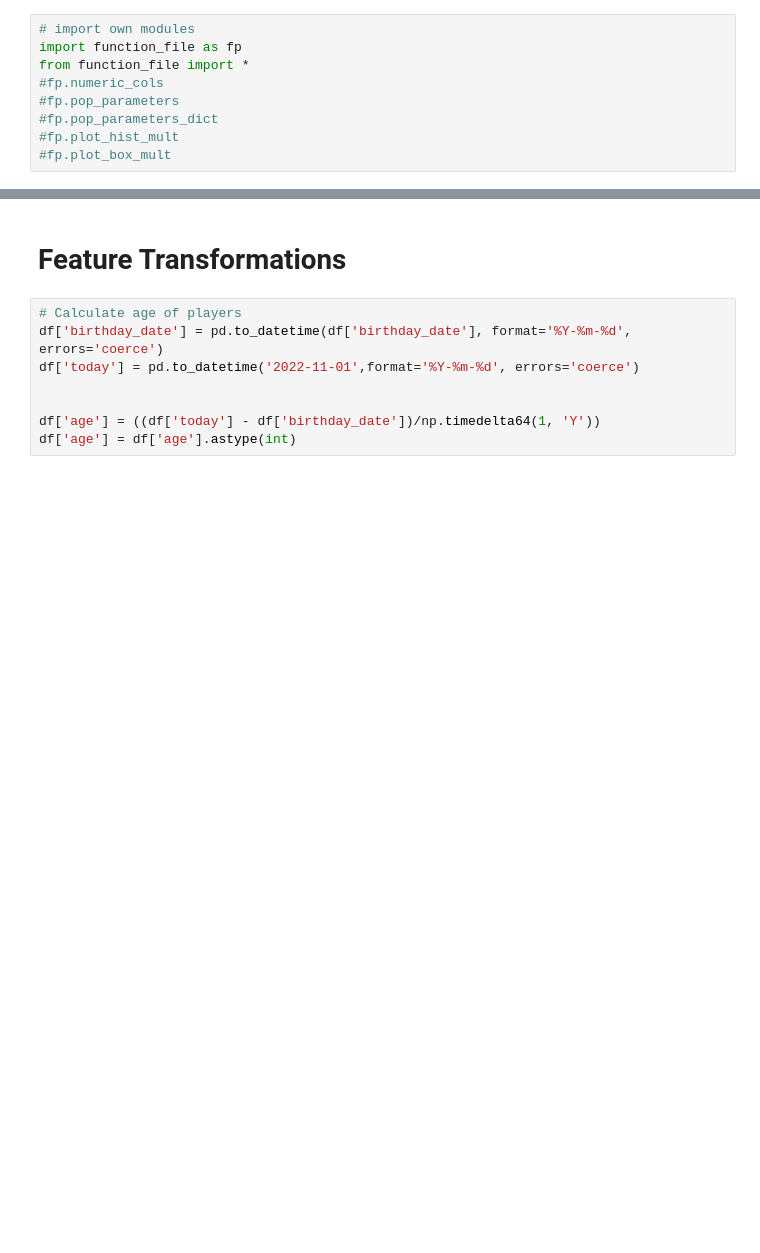
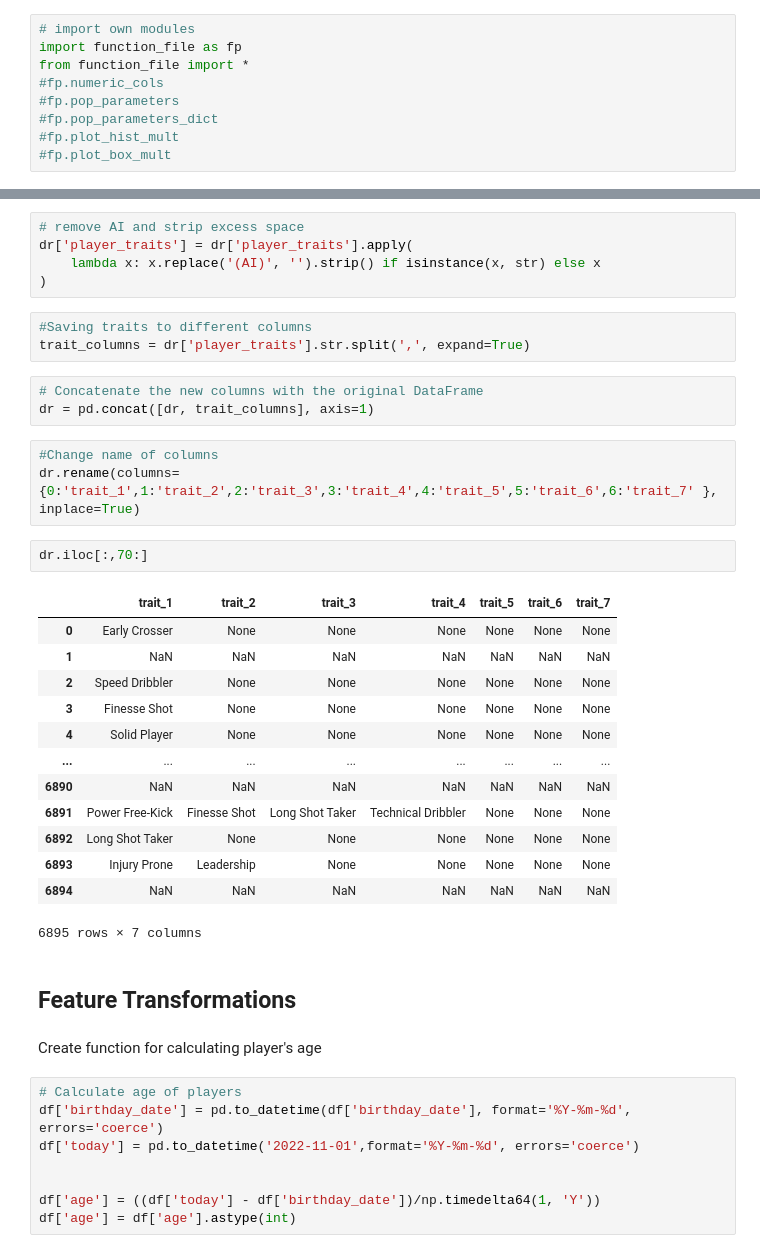
Before and after one commit to mgallon235/ml_football, a Jupyter notebook: mikel_draft_1.ipynb, the cells around one changed output, grey strips where cells are left out. Cells and saved outputs as stored; diff of their text form; blank space fills up the shorter version.

```diff
--- a/mikel_draft_1.ipynb
+++ b/mikel_draft_1.ipynb
@@ -107,5 +220,37 @@ df test (767, 69)
+# %%
+# remove AI and strip excess space
+dr['player_traits'] = dr['player_traits'].apply(
+    lambda x: x.replace('(AI)', '').strip() if isinstance(x, str) else x
+)
+# %%
+#Saving traits to different columns
+trait_columns = dr['player_traits'].str.split(',', expand=True)
+# %%
+# Concatenate the new columns with the original DataFrame
+dr = pd.concat([dr, trait_columns], axis=1)
+# %%
+#Change name of columns
+dr.rename(columns={0:'trait_1',1:'trait_2',2:'trait_3',3:'trait_4',4:'trait_5',5:'trait_6',6:'trait_7' }, inplace=True)
+# %%
+dr.iloc[:,70:]
+# %% [output]
+|  | trait_1 | trait_2 | trait_3 | trait_4 | trait_5 | trait_6 | trait_7 |
+| 0 | Early Crosser | None | None | None | None | None | None |
+| 1 | NaN | NaN | NaN | NaN | NaN | NaN | NaN |
+| 2 | Speed Dribbler | None | None | None | None | None | None |
+| 3 | Finesse Shot | None | None | None | None | None | None |
+| 4 | Solid Player | None | None | None | None | None | None |
+| ... | ... | ... | ... | ... | ... | ... | ... |
+| 6890 | NaN | NaN | NaN | NaN | NaN | NaN | NaN |
+| 6891 | Power Free-Kick | Finesse Shot | Long Shot Taker | Technical Dribbler | None | None | None |
+| 6892 | Long Shot Taker | None | None | None | None | None | None |
+| 6893 | Injury Prone | Leadership | None | None | None | None | None |
+| 6894 | NaN | NaN | NaN | NaN | NaN | NaN | NaN |
+6895 rows × 7 columns
 # %% [markdown]
-# Feature Transformations
+## Feature Transformations
+# %% [markdown]
+Create function for calculating player's age
 # %%
 # Calculate age of players
 df['birthday_date'] = pd.to_datetime(df['birthday_date'], format='%Y-%m-%d', errors='coerce')
```
Also changed, not shown: parts of 23 cells of this notebook.
